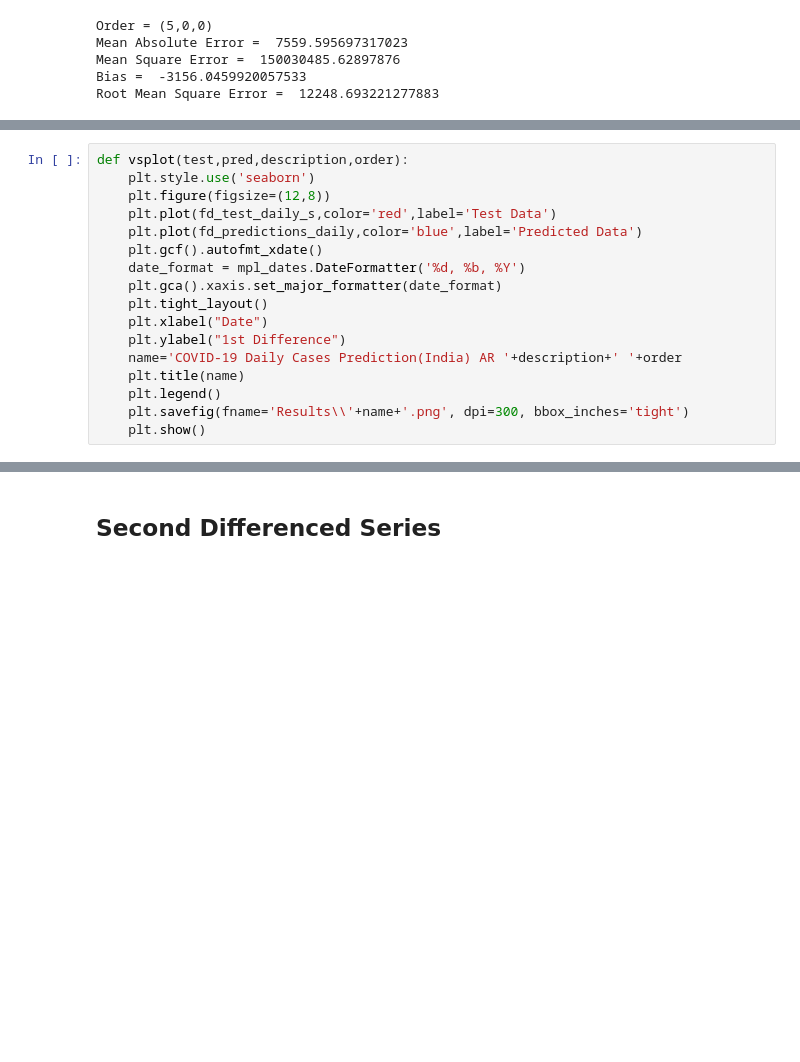
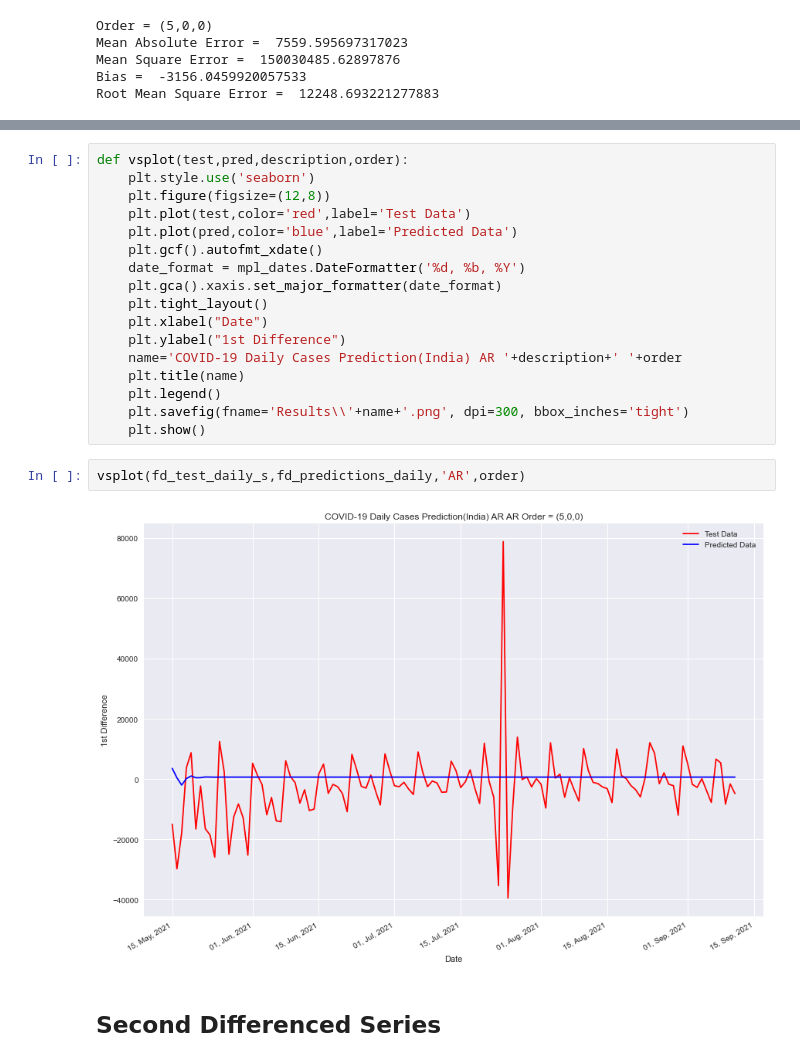
Before and after one commit to absaw/COVID19Analysis, a Jupyter notebook: Code/Time Series Analysis.ipynb, the cells around one changed output, grey strips where cells are left out. Cells and saved outputs as stored; diff of their text form; blank space fills up the shorter version.

```diff
--- a/Code/Time Series Analysis.ipynb
+++ b/Code/Time Series Analysis.ipynb
@@ -582,17 +651,0 @@ errorplot(fd_residuals,'AR',order)
-# %%
-def vsplot(test,pred,description,order):
-    plt.style.use('seaborn')
-    plt.figure(figsize=(12,8))
-    plt.plot(fd_test_daily_s,color='red',label='Test Data')
-    plt.plot(fd_predictions_daily,color='blue',label='Predicted Data')
-    plt.gcf().autofmt_xdate()
-    date_format = mpl_dates.DateFormatter('%d, %b, %Y')
-    plt.gca().xaxis.set_major_formatter(date_format)
-    plt.tight_layout()
-    plt.xlabel("Date")
-    plt.ylabel("1st Difference")
-    name='COVID-19 Daily Cases Prediction(India) AR '+description+' '+order
-    plt.title(name)
-    plt.legend()
-    plt.savefig(fname='Results\\'+name+'.png', dpi=300, bbox_inches='tight')
-    plt.show()
@@ -599,3 +672,24 @@ def vsplot(test,pred,description,order):
+# %%
+def vsplot(test,pred,description,order):
+    plt.style.use('seaborn')
+    plt.figure(figsize=(12,8))
+    plt.plot(test,color='red',label='Test Data')
+    plt.plot(pred,color='blue',label='Predicted Data')
+    plt.gcf().autofmt_xdate()
+    date_format = mpl_dates.DateFormatter('%d, %b, %Y')
+    plt.gca().xaxis.set_major_formatter(date_format)
+    plt.tight_layout()
+    plt.xlabel("Date")
+    plt.ylabel("1st Difference")
+    name='COVID-19 Daily Cases Prediction(India) AR '+description+' '+order
+    plt.title(name)
+    plt.legend()
+    plt.savefig(fname='Results\\'+name+'.png', dpi=300, bbox_inches='tight')
+    plt.show()
+# %%
+vsplot(fd_test_daily_s,fd_predictions_daily,'AR',order)
+# %% [output]
+[figure, added]
 # %% [markdown]
 ## Second Differenced Series
 # %%
```
Also changed, not shown: parts of 21 cells of this notebook, 1 other file.
